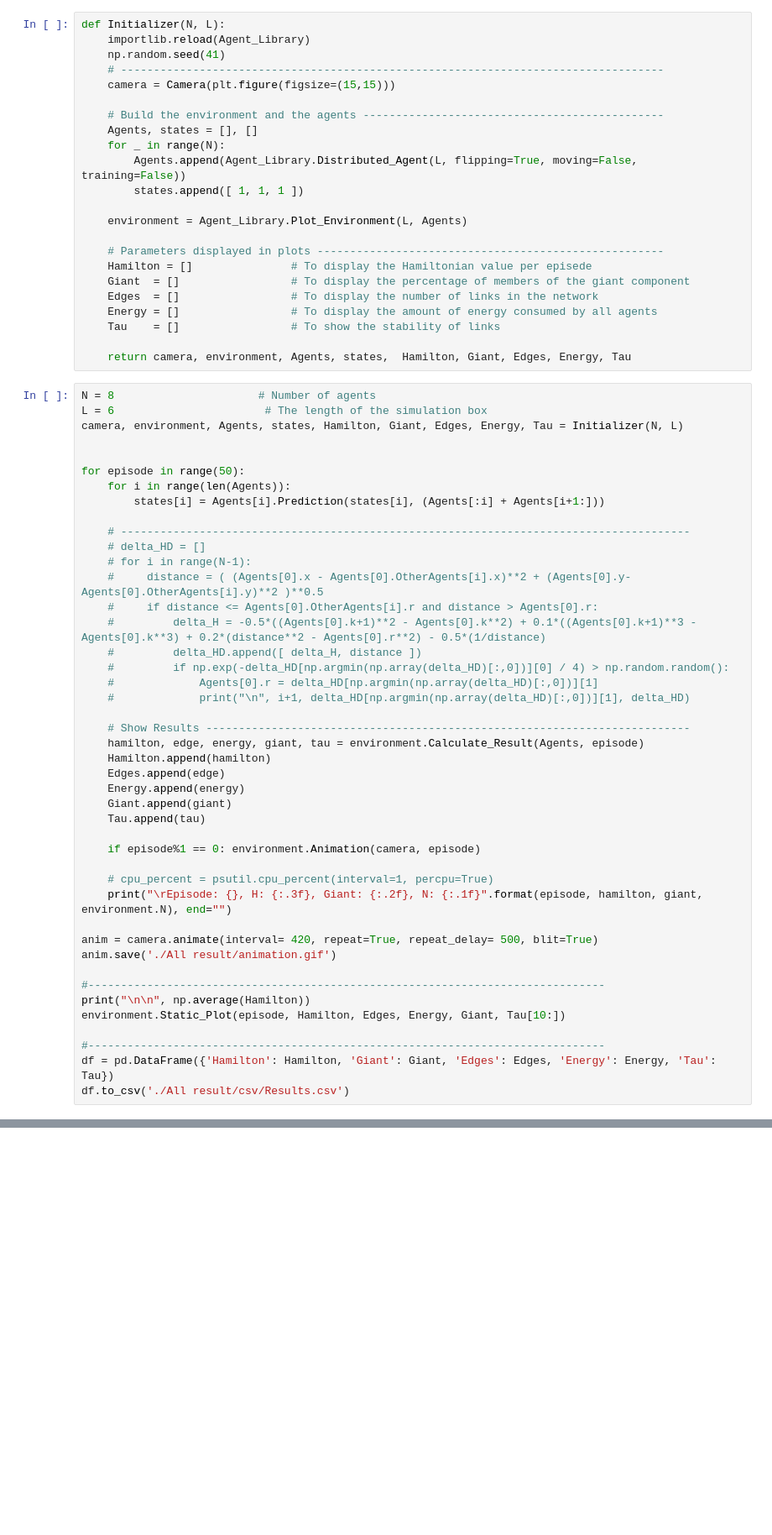
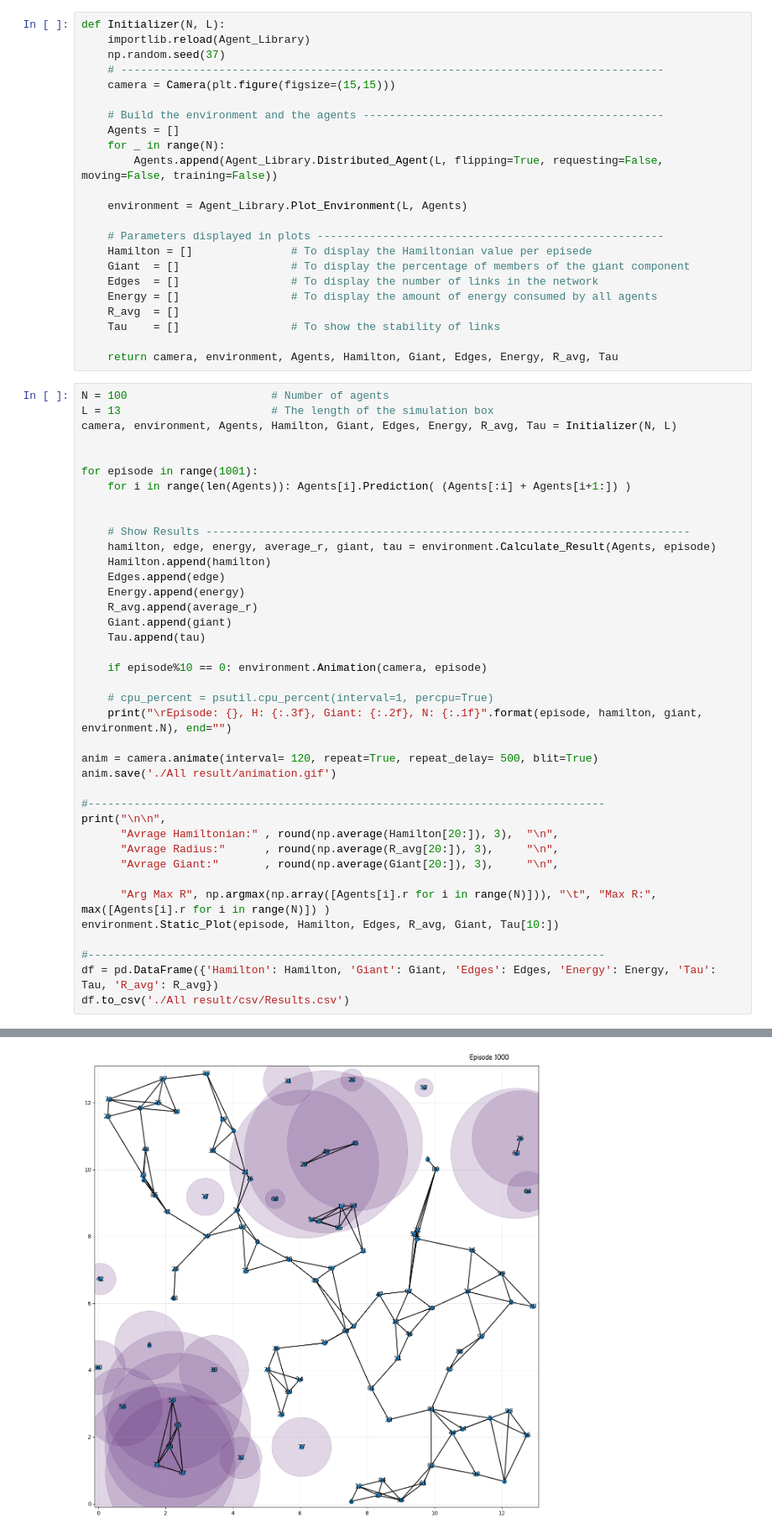
Before and after one commit to mehdibp/distributed_connected, a Jupyter notebook: Agents.ipynb, the cells around one changed output, grey strips where cells are left out. Shown at 84% size. Drawn from its saved outputs; the diff is of its cells as text; blank space fills up the shorter version.

```diff
--- a/Agents.ipynb
+++ b/Agents.ipynb
@@ -14,15 +14,14 @@ WARNING:tensorflow:From e:\Anaconda\Lib\site-packages\keras\src\losses.py:2976:
 # %%
 def Initializer(N, L):
     importlib.reload(Agent_Library)
-    np.random.seed(41)
+    np.random.seed(37)
     # -----------------------------------------------------------------------------------
     camera = Camera(plt.figure(figsize=(15,15)))
 
     # Build the environment and the agents ----------------------------------------------
-    Agents, states = [], []
+    Agents = []
     for _ in range(N):
-        Agents.append(Agent_Library.Distributed_Agent(L, flipping=True, moving=False, training=False))
-        states.append([ 1, 1, 1 ])
+        Agents.append(Agent_Library.Distributed_Agent(L, flipping=True, requesting=False, moving=False, training=False))
 
     environment = Agent_Library.Plot_Environment(L, Agents)
 
@@ -31,50 +30,47 @@ def Initializer(N, L):
     Giant  = []                 # To display the percentage of members of the giant component
     Edges  = []                 # To display the number of links in the network
     Energy = []                 # To display the amount of energy consumed by all agents
+    R_avg  = []
     Tau    = []                 # To show the stability of links
 
-    return camera, environment, Agents, states,  Hamilton, Giant, Edges, Energy, Tau
+    return camera, environment, Agents, Hamilton, Giant, Edges, Energy, R_avg, Tau
 # %%
-N = 8                      # Number of agents
-L = 6                       # The length of the simulation box
-camera, environment, Agents, states, Hamilton, Giant, Edges, Energy, Tau = Initializer(N, L)
+N = 100                      # Number of agents
+L = 13                       # The length of the simulation box
+camera, environment, Agents, Hamilton, Giant, Edges, Energy, R_avg, Tau = Initializer(N, L)
 
 
-for episode in range(50):
-    for i in range(len(Agents)):
-        states[i] = Agents[i].Prediction(states[i], (Agents[:i] + Agents[i+1:]))
+for episode in range(1001):
+    for i in range(len(Agents)): Agents[i].Prediction( (Agents[:i] + Agents[i+1:]) )
 
-    # ---------------------------------------------------------------------------------------
-    # delta_HD = []
-    # for i in range(N-1):
-    #     distance = ( (Agents[0].x - Agents[0].OtherAgents[i].x)**2 + (Agents[0].y-Agents[0].OtherAgents[i].y)**2 )**0.5
-    #     if distance <= Agents[0].OtherAgents[i].r and distance > Agents[0].r:
-    #         delta_H = -0.5*((Agents[0].k+1)**2 - Agents[0].k**2) + 0.1*((Agents[0].k+1)**3 - Agents[0].k**3) + 0.2*(distance**2 - Agents[0].r**2) - 0.5*(1/distance)
-    #         delta_HD.append([ delta_H, distance ])
-    #         if np.exp(-delta_HD[np.argmin(np.array(delta_HD)[:,0])][0] / 4) > np.random.random():
-    #             Agents[0].r = delta_HD[np.argmin(np.array(delta_HD)[:,0])][1]
-    #             print("\n", i+1, delta_HD[np.argmin(np.array(delta_HD)[:,0])][1], delta_HD)
 
     # Show Results --------------------------------------------------------------------------
-    hamilton, edge, energy, giant, tau = environment.Calculate_Result(Agents, episode)
+    hamilton, edge, energy, average_r, giant, tau = environment.Calculate_Result(Agents, episode)
     Hamilton.append(hamilton)
     Edges.append(edge)
     Energy.append(energy)
+    R_avg.append(average_r)
     Giant.append(giant)
     Tau.append(tau)
 
-    if episode%1 == 0: environment.Animation(camera, episode)
+    if episode%10 == 0: environment.Animation(camera, episode)
 
     # cpu_percent = psutil.cpu_percent(interval=1, percpu=True)
     print("\rEpisode: {}, H: {:.3f}, Giant: {:.2f}, N: {:.1f}".format(episode, hamilton, giant, environment.N), end="")
 
-anim = camera.animate(interval= 420, repeat=True, repeat_delay= 500, blit=True)
+anim = camera.animate(interval= 120, repeat=True, repeat_delay= 500, blit=True)
 anim.save('./All result/animation.gif')
 
 #-------------------------------------------------------------------------------
-print("\n\n", np.average(Hamilton))
-environment.Static_Plot(episode, Hamilton, Edges, Energy, Giant, Tau[10:])
+print("\n\n",
+      "Avrage Hamiltonian:" , round(np.average(Hamilton[20:]), 3),  "\n",
+      "Avrage Radius:"      , round(np.average(R_avg[20:]), 3),     "\n",
+      "Avrage Giant:"       , round(np.average(Giant[20:]), 3),     "\n",
+
+      "Arg Max R", np.argmax(np.array([Agents[i].r for i in range(N)])), "\t", "Max R:", max([Agents[i].r for i in range(N)]) )
+environment.Static_Plot(episode, Hamilton, Edges, R_avg, Giant, Tau[10:])
 
 #-------------------------------------------------------------------------------
-df = pd.DataFrame({'Hamilton': Hamilton, 'Giant': Giant, 'Edges': Edges, 'Energy': Energy, 'Tau': Tau})
+df = pd.DataFrame({'Hamilton': Hamilton, 'Giant': Giant, 'Edges': Edges, 'Energy': Energy, 'Tau': Tau, 'R_avg': R_avg})
 df.to_csv('./All result/csv/Results.csv')
+# %% [output]
@@ -80,0 +83 @@ df.to_csv('./All result/csv/Results.csv')
+[figure, added]
```
Also changed, not shown: parts of 3 cells of this notebook, 1 other file.
